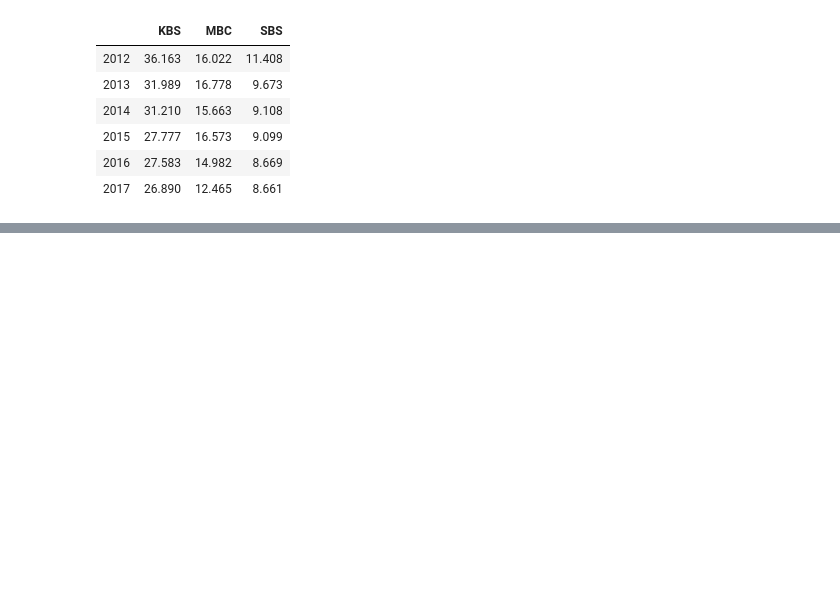
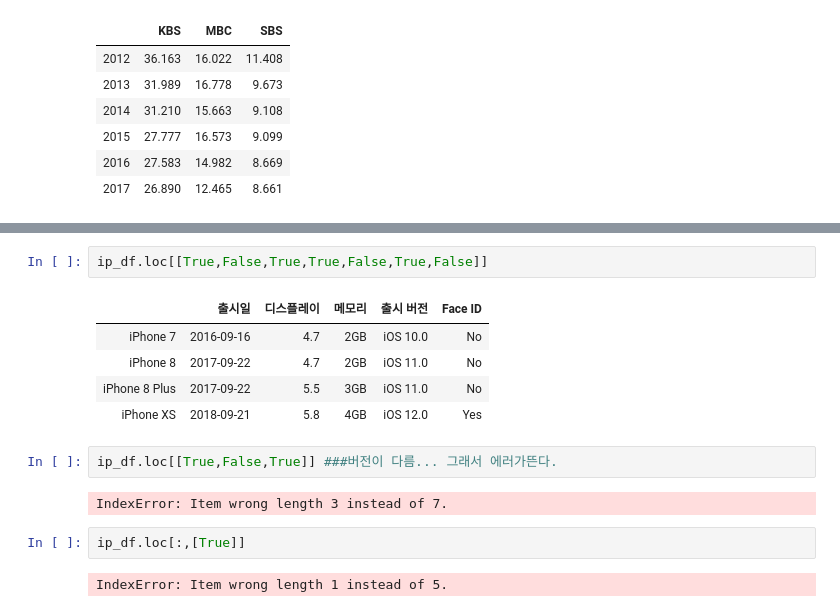
Before and after one commit to woodg1207/TIL, a Jupyter notebook: 99_home_doodle/datascience/02_pandas & 03_dataframe_indexing.ipynb, the cells around one changed output, grey strips where cells are left out. Cells and saved outputs as stored; diff of their text form; blank space fills up the shorter version.

```diff
--- a/99_home_doodle/datascience/pandas.ipynb
+++ b/99_home_doodle/datascience/02_pandas & 03_dataframe_indexing.ipynb
@@ -367,0 +381,16 @@ df.loc[2012:,'KBS':'SBS']
+# %%
+ip_df.loc[[True,False,True,True,False,True,False]]
+# %% [output]
+|  | 출시일 | 디스플레이 | 메모리 | 출시 버전 | Face ID |
+| iPhone 7 | 2016-09-16 | 4.7 | 2GB | iOS 10.0 | No |
+| iPhone 8 | 2017-09-22 | 4.7 | 2GB | iOS 11.0 | No |
+| iPhone 8 Plus | 2017-09-22 | 5.5 | 3GB | iOS 11.0 | No |
+| iPhone XS | 2018-09-21 | 5.8 | 4GB | iOS 12.0 | Yes |
+# %%
+ip_df.loc[[True,False,True]] ###버전이 다름... 그래서 에러가뜬다.
+# %% [output]
+IndexError: Item wrong length 3 instead of 7.
+# %%
+ip_df.loc[:,[True]]
+# %% [output]
+IndexError: Item wrong length 1 instead of 5.
```
Also changed, not shown: parts of 18 cells of this notebook, 6 other files.
